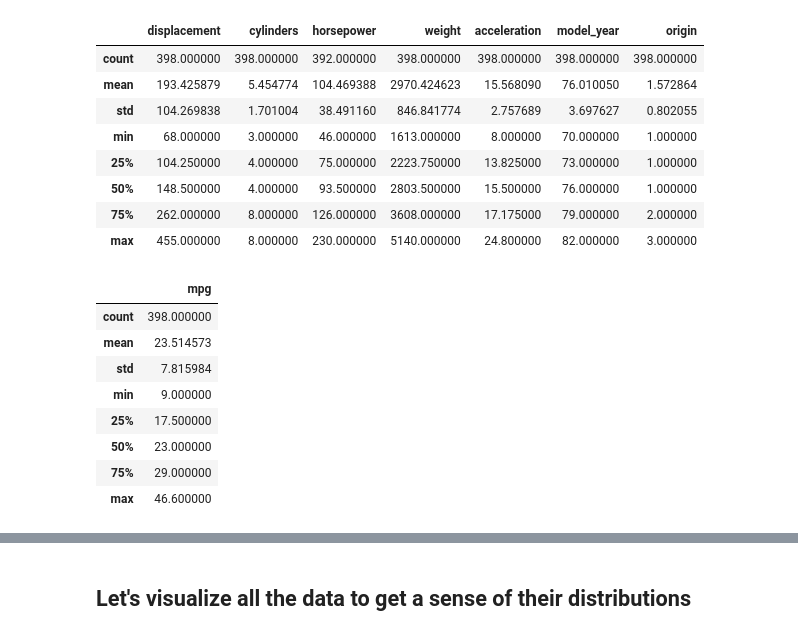
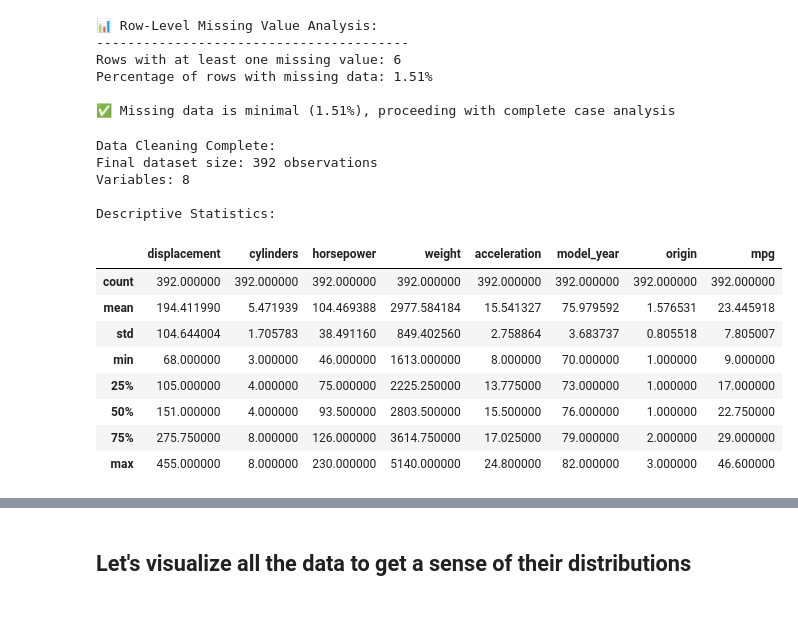
Before and after one commit to Nikhilesh-B/saturate_the_hypersphere, a Jupyter notebook: OLS.ipynb, the cells around one changed output, grey strips where cells are left out. Saved outputs shown, nothing was run; the diff lists cells and outputs as text; code cells hidden in the pictures.

Commit message:
cleaned up the regression analysis

```diff
--- a/OLS.ipynb
+++ b/OLS.ipynb
@@ -47,24 +134,50 @@ print(auto_mpg.variables)
 # %%
-X.describe()
+# Missing value analysis - Row perspective
+print("📊 Row-Level Missing Value Analysis:")
+print("-" * 40)
+
+ill_defined = 0
+for index, row in consolidated_data.iterrows():
+    undefined = sum(row.isna())
+    if undefined:
+        ill_defined += 1
+
+missing_row_pct = (ill_defined / consolidated_data.shape[0]) * 100
+print(f"Rows with at least one missing value: {ill_defined}")
+print(f"Percentage of rows with missing data: {missing_row_pct:.2f}%")
+
+# Since missing data is minimal (< 2%), we can safely drop incomplete cases
+print(f"\n✅ Missing data is minimal ({missing_row_pct:.2f}%), proceeding with complete case analysis")
 # %% [output]
-|  | displacement | cylinders | horsepower | weight | acceleration | model_year | origin |
-| count | 398.000000 | 398.000000 | 392.000000 | 398.000000 | 398.000000 | 398.000000 | 398.000000 |
-| mean | 193.425879 | 5.454774 | 104.469388 | 2970.424623 | 15.568090 | 76.010050 | 1.572864 |
-| std | 104.269838 | 1.701004 | 38.491160 | 846.841774 | 2.757689 | 3.697627 | 0.802055 |
-| min | 68.000000 | 3.000000 | 46.000000 | 1613.000000 | 8.000000 | 70.000000 | 1.000000 |
-| 25% | 104.250000 | 4.000000 | 75.000000 | 2223.750000 | 13.825000 | 73.000000 | 1.000000 |
-| 50% | 148.500000 | 4.000000 | 93.500000 | 2803.500000 | 15.500000 | 76.000000 | 1.000000 |
-| 75% | 262.000000 | 8.000000 | 126.000000 | 3608.000000 | 17.175000 | 79.000000 | 2.000000 |
-| max | 455.000000 | 8.000000 | 230.000000 | 5140.000000 | 24.800000 | 82.000000 | 3.000000 |
+📊 Row-Level Missing Value Analysis:
+----------------------------------------
+Rows with at least one missing value: 6
+Percentage of rows with missing data: 1.51%
+
+✅ Missing data is minimal (1.51%), proceeding with complete case analysis
 # %%
-y.describe()
+# Clean data by removing rows with missing values
+consolidated_data = consolidated_data.dropna(how='any', axis=0)
+
+print(f"Data Cleaning Complete:")
+print(f"Final dataset size: {consolidated_data.shape[0]} observations")
+print(f"Variables: {consolidated_data.shape[1]}")
+
+# Display descriptive statistics
+print("\nDescriptive Statistics:")
+display(consolidated_data.describe())
 # %% [output]
+Data Cleaning Complete:
+Final dataset size: 392 observations
+Variables: 8
+
+Descriptive Statistics:
-|  | mpg |
-| count | 398.000000 |
-| mean | 23.514573 |
-| std | 7.815984 |
-| min | 9.000000 |
-| 25% | 17.500000 |
-| 50% | 23.000000 |
-| 75% | 29.000000 |
-| max | 46.600000 |
+|  | displacement | cylinders | horsepower | weight | acceleration | model_year | origin | mpg |
+| count | 392.000000 | 392.000000 | 392.000000 | 392.000000 | 392.000000 | 392.000000 | 392.000000 | 392.000000 |
+| mean | 194.411990 | 5.471939 | 104.469388 | 2977.584184 | 15.541327 | 75.979592 | 1.576531 | 23.445918 |
+| std | 104.644004 | 1.705783 | 38.491160 | 849.402560 | 2.758864 | 3.683737 | 0.805518 | 7.805007 |
+| min | 68.000000 | 3.000000 | 46.000000 | 1613.000000 | 8.000000 | 70.000000 | 1.000000 | 9.000000 |
+| 25% | 105.000000 | 4.000000 | 75.000000 | 2225.250000 | 13.775000 | 73.000000 | 1.000000 | 17.000000 |
+| 50% | 151.000000 | 4.000000 | 93.500000 | 2803.500000 | 15.500000 | 76.000000 | 1.000000 | 22.750000 |
+| 75% | 275.750000 | 8.000000 | 126.000000 | 3614.750000 | 17.025000 | 79.000000 | 2.000000 | 29.000000 |
+| max | 455.000000 | 8.000000 | 230.000000 | 5140.000000 | 24.800000 | 82.000000 | 3.000000 | 46.600000 |
```
Also changed, not shown: parts of 31 cells of this notebook.
